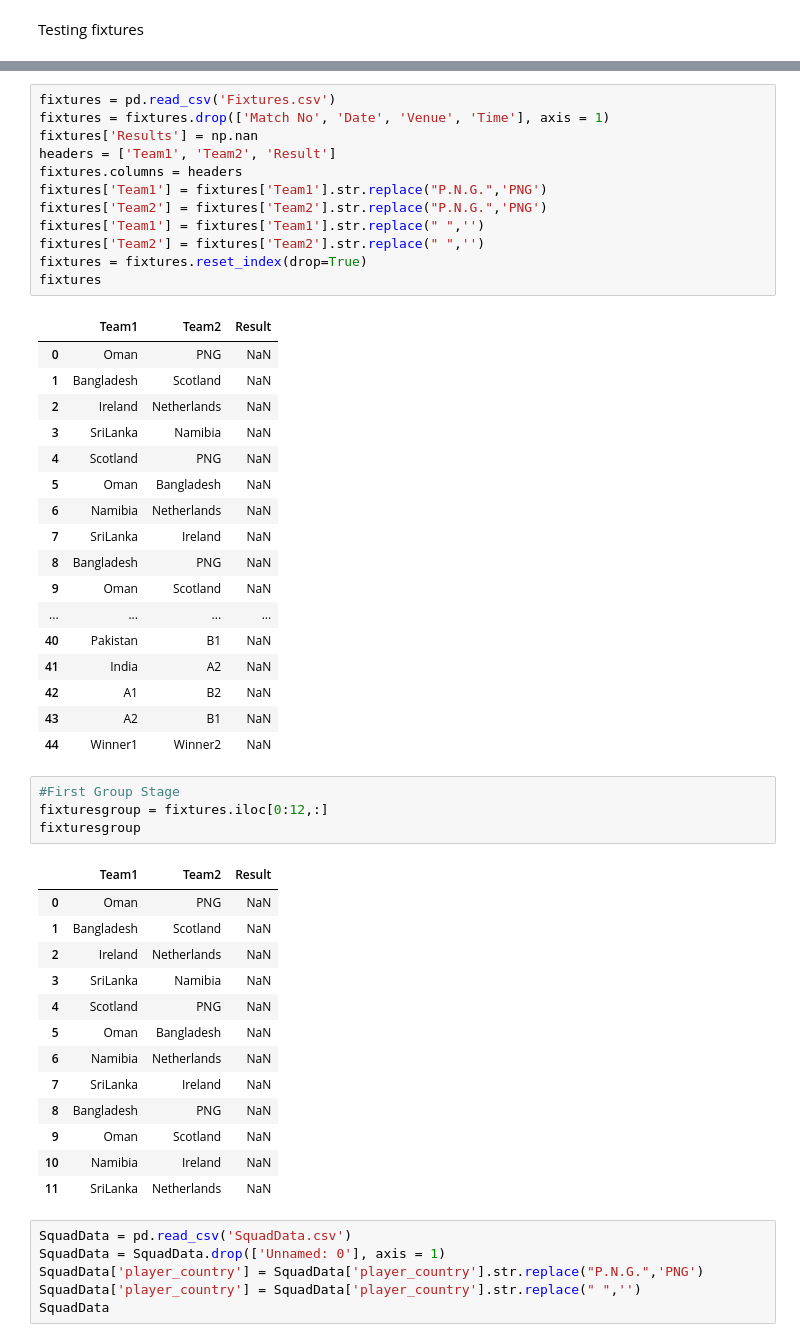
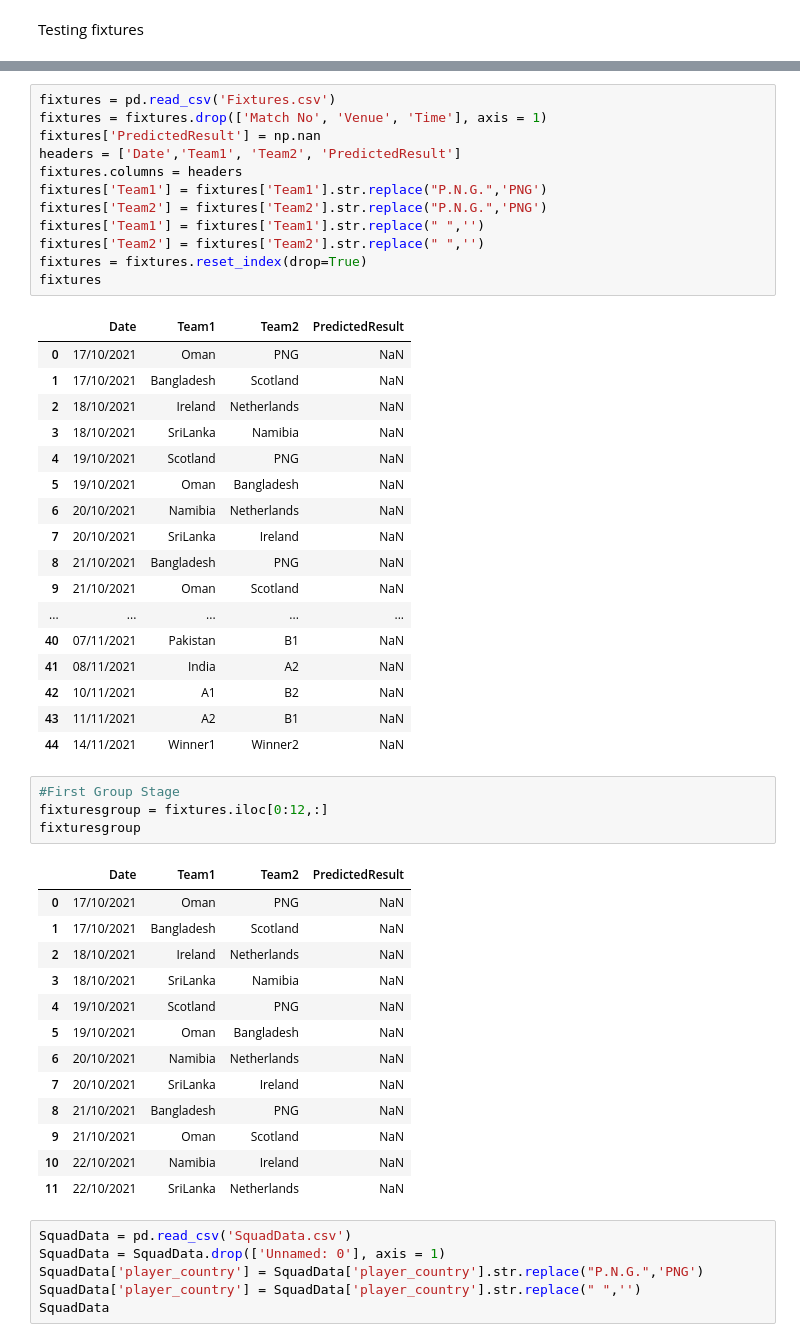
Before and after one commit to BSureshgar/2021-T20-World-Cup-Prediction-ML, a Jupyter notebook: Combined Stats Model/Combined Stats Model.ipynb, the cells around one changed output, grey strips where cells are left out. Drawn from its saved outputs; the diff is of its cells as text.

```diff
--- a/Combined Stats Model/Combined Stats Model.ipynb
+++ b/Combined Stats Model/Combined Stats Model.ipynb
@@ -130,52 +130,52 @@ Feature: 5w_max_team1 Score: -0.44926
 [figure]
 # %%
 fixtures = pd.read_csv('Fixtures.csv')
-fixtures = fixtures.drop(['Match No', 'Date', 'Venue', 'Time'], axis = 1)
-fixtures['Results'] = np.nan
-headers = ['Team1', 'Team2', 'Result']
+fixtures = fixtures.drop(['Match No', 'Venue', 'Time'], axis = 1)
+fixtures['PredictedResult'] = np.nan
+headers = ['Date','Team1', 'Team2', 'PredictedResult']
 fixtures.columns = headers
 fixtures['Team1'] = fixtures['Team1'].str.replace("P.N.G.",'PNG')
 fixtures['Team2'] = fixtures['Team2'].str.replace("P.N.G.",'PNG')
 fixtures['Team1'] = fixtures['Team1'].str.replace(" ",'')
 fixtures['Team2'] = fixtures['Team2'].str.replace(" ",'')
 fixtures = fixtures.reset_index(drop=True)
 fixtures
 # %% [output]
-|  | Team1 | Team2 | Result |
-| 0 | Oman | PNG | NaN |
-| 1 | Bangladesh | Scotland | NaN |
-| 2 | Ireland | Netherlands | NaN |
-| 3 | SriLanka | Namibia | NaN |
-| 4 | Scotland | PNG | NaN |
-| 5 | Oman | Bangladesh | NaN |
-| 6 | Namibia | Netherlands | NaN |
-| 7 | SriLanka | Ireland | NaN |
-| 8 | Bangladesh | PNG | NaN |
-| 9 | Oman | Scotland | NaN |
-| ... | ... | ... | ... |
-| 40 | Pakistan | B1 | NaN |
-| 41 | India | A2 | NaN |
-| 42 | A1 | B2 | NaN |
-| 43 | A2 | B1 | NaN |
-| 44 | Winner1 | Winner2 | NaN |
+|  | Date | Team1 | Team2 | PredictedResult |
+| 0 | 17/10/2021 | Oman | PNG | NaN |
+| 1 | 17/10/2021 | Bangladesh | Scotland | NaN |
+| 2 | 18/10/2021 | Ireland | Netherlands | NaN |
+| 3 | 18/10/2021 | SriLanka | Namibia | NaN |
+| 4 | 19/10/2021 | Scotland | PNG | NaN |
+| 5 | 19/10/2021 | Oman | Bangladesh | NaN |
+| 6 | 20/10/2021 | Namibia | Netherlands | NaN |
+| 7 | 20/10/2021 | SriLanka | Ireland | NaN |
+| 8 | 21/10/2021 | Bangladesh | PNG | NaN |
+| 9 | 21/10/2021 | Oman | Scotland | NaN |
+| ... | ... | ... | ... | ... |
+| 40 | 07/11/2021 | Pakistan | B1 | NaN |
+| 41 | 08/11/2021 | India | A2 | NaN |
+| 42 | 10/11/2021 | A1 | B2 | NaN |
+| 43 | 11/11/2021 | A2 | B1 | NaN |
+| 44 | 14/11/2021 | Winner1 | Winner2 | NaN |
 # %%
 #First Group Stage
 fixturesgroup = fixtures.iloc[0:12,:]
 fixturesgroup
 # %% [output]
-|  | Team1 | Team2 | Result |
-| 0 | Oman | PNG | NaN |
-| 1 | Bangladesh | Scotland | NaN |
-| 2 | Ireland | Netherlands | NaN |
-| 3 | SriLanka | Namibia | NaN |
-| 4 | Scotland | PNG | NaN |
-| 5 | Oman | Bangladesh | NaN |
-| 6 | Namibia | Netherlands | NaN |
-| 7 | SriLanka | Ireland | NaN |
-| 8 | Bangladesh | PNG | NaN |
-| 9 | Oman | Scotland | NaN |
-| 10 | Namibia | Ireland | NaN |
-| 11 | SriLanka | Netherlands | NaN |
+|  | Date | Team1 | Team2 | PredictedResult |
+| 0 | 17/10/2021 | Oman | PNG | NaN |
+| 1 | 17/10/2021 | Bangladesh | Scotland | NaN |
+| 2 | 18/10/2021 | Ireland | Netherlands | NaN |
+| 3 | 18/10/2021 | SriLanka | Namibia | NaN |
+| 4 | 19/10/2021 | Scotland | PNG | NaN |
+| 5 | 19/10/2021 | Oman | Bangladesh | NaN |
+| 6 | 20/10/2021 | Namibia | Netherlands | NaN |
+| 7 | 20/10/2021 | SriLanka | Ireland | NaN |
+| 8 | 21/10/2021 | Bangladesh | PNG | NaN |
+| 9 | 21/10/2021 | Oman | Scotland | NaN |
+| 10 | 22/10/2021 | Namibia | Ireland | NaN |
+| 11 | 22/10/2021 | SriLanka | Netherlands | NaN |
 # %%
 SquadData = pd.read_csv('SquadData.csv')
 SquadData = SquadData.drop(['Unnamed: 0'], axis = 1)
```
Also changed, not shown: parts of 17 cells of this notebook, 3 other files.
